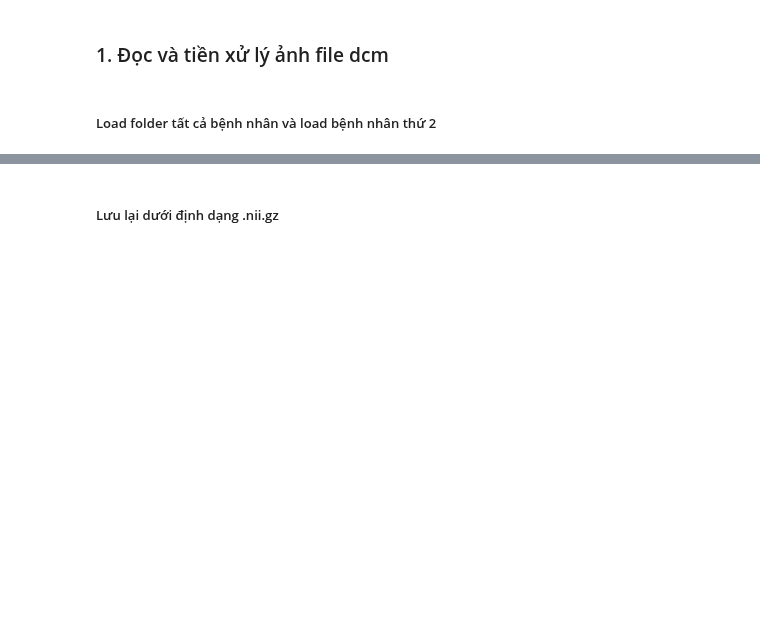
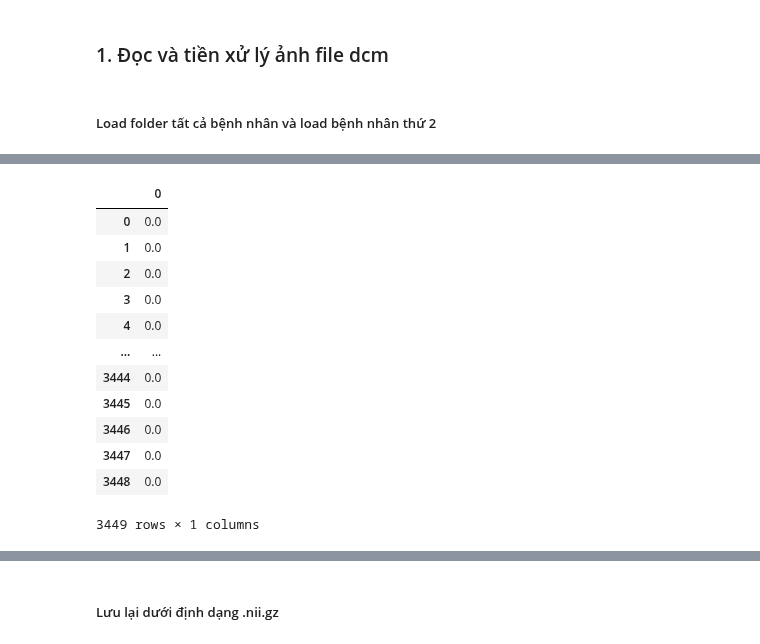
Before and after one commit to VISEF-ISEF-team/VasculAR, a Jupyter notebook: DeepLearning/notebooks/others/Full_preprocessing_real_data.ipynb, the cells around one changed output, grey strips where cells are left out. Drawn from its saved outputs; the diff is of its cells as text; code cells hidden in the pictures; blank space fills up the shorter version.

Commit message:
Binary classification for preprocessing raw data

```diff
--- a/DeepLearning/notebooks/others/Full_preprocessing_real_data.ipynb
+++ b/DeepLearning/notebooks/others/Full_preprocessing_real_data.ipynb
@@ -68 +157,18 @@ PAT002.shape
+# %%
+y = pd.read_csv('../../data/PatientsDCM/Postprocessing/binary_training_label.csv')
+y
+# %% [output]
+|  | 0 |
+| 0 | 0.0 |
+| 1 | 0.0 |
+| 2 | 0.0 |
+| 3 | 0.0 |
+| 4 | 0.0 |
+| ... | ... |
+| 3444 | 0.0 |
+| 3445 | 0.0 |
+| 3446 | 0.0 |
+| 3447 | 0.0 |
+| 3448 | 0.0 |
+3449 rows × 1 columns
 # %% [markdown]
```
Also changed, not shown: parts of 20 cells of this notebook, 22 other files.
